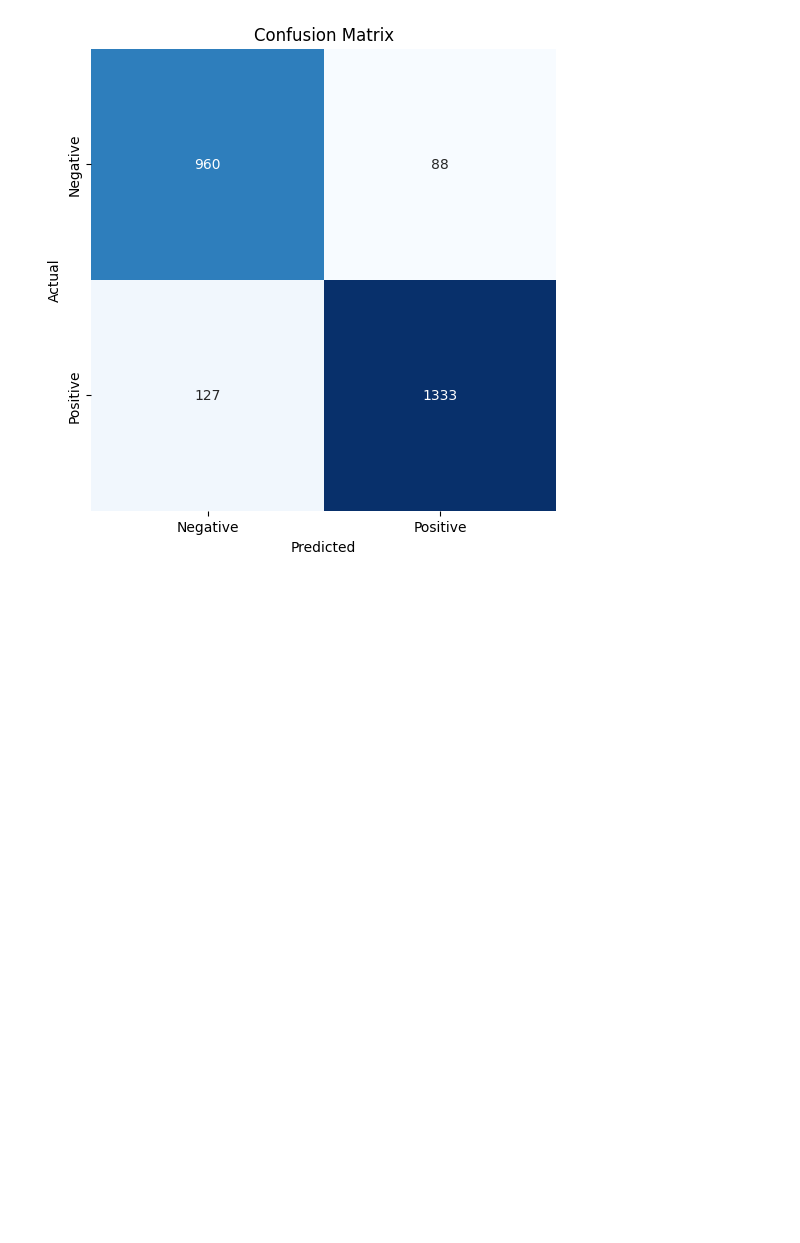
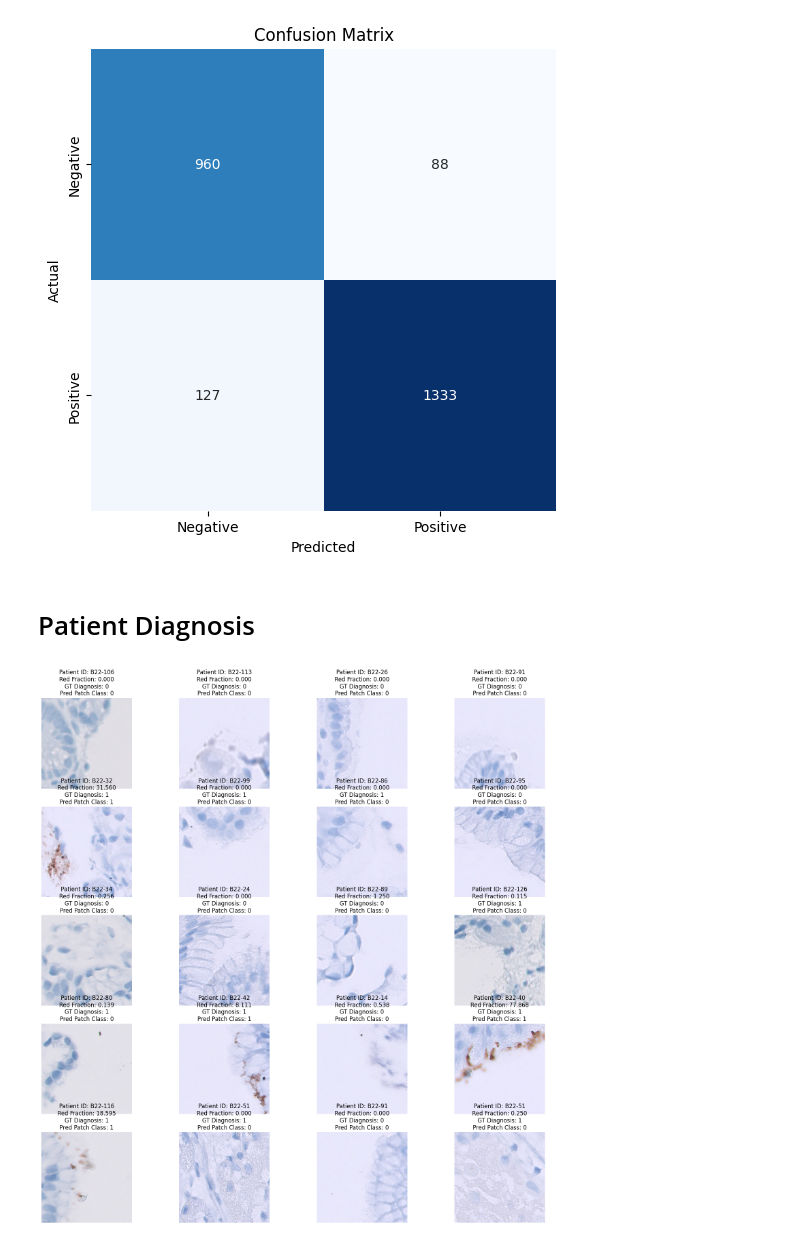
Before and after one commit to Pikurrot/MED-GIA, a Jupyter notebook: AnomalyDetection/inference.ipynb, the cells around one changed output. Cells and saved outputs as stored; diff of their text form; code cells hidden in the pictures; blank space fills up the shorter version.

Commit message:
Patient Diagnosis with autoencoder
Not working correctly

```diff
--- a/AnomalyDetection/inference.ipynb
+++ b/AnomalyDetection/inference.ipynb
@@ -234,3 +244,50 @@ Precision: 0.938
 Recall: 0.913
 F1: 0.925
 [figure]
+# %% [markdown]
+# Patient Diagnosis
+# %%
+from utils import HelicoDatasetPatientDiagnosis
+
+dataset = HelicoDatasetPatientDiagnosis()
+dataloader = DataLoader(dataset, batch_size=128, shuffle=False)
+
+red_fracs = []
+patient_ids = []
+gt_patient_diagnosis = []
+
+for batch in tqdm(dataloader):
+	b_orig_images = batch[0].to(device)
+	patient_ids.extend(batch[1])
+	gt_patient_diagnosis.extend(batch[2])
+	with torch.no_grad():
+		reco_images = model(b_orig_images)
+
+	for i in range(len(b_orig_images)):
+		red_fracs.append(check_red_fraction(
+			postprocess(b_orig_images[i]),
+			postprocess(reco_images[i])
+		))
+
+red_fracs = np.array(red_fracs)
+patient_ids = np.array(patient_ids)
+gt_patient_diagnosis = np.array(gt_patient_diagnosis)
+pred_patch_class = (np.array(red_fracs) > optimal_red_frac).astype(int)
+# %%
+# visualize 20 random images with their red fraction and diagnosis
+n_images = 20
+rand_inds = np.random.choice(len(patient_ids), n_images, replace=False)
+rand_patient_ids = patient_ids[rand_inds]
+rand_red_fracs = red_fracs[rand_inds]
+rand_gt_patient_diagnosis = gt_patient_diagnosis[rand_inds]
+rand_pred_patch_class = pred_patch_class[rand_inds]
+
+plt.figure(figsize=(20, 20))
+for i in range(n_images):
+	plt.subplot(5, 4, i+1)
+	plt.title(f"Patient ID: {rand_patient_ids[i]}\nRed Fraction: {rand_red_fracs[i]:.3f}\nGT Diagnosis: {rand_gt_patient_diagnosis[i]}\nPred Patch Class: {rand_pred_patch_class[i]}")
+	plt.imshow(postprocess(dataset[rand_inds[i]][0]))
+	plt.axis("off")
+plt.show()
+# %% [output]
+[figure, added]
```
Also changed, not shown: parts of 9 cells of this notebook, 1 other file.
